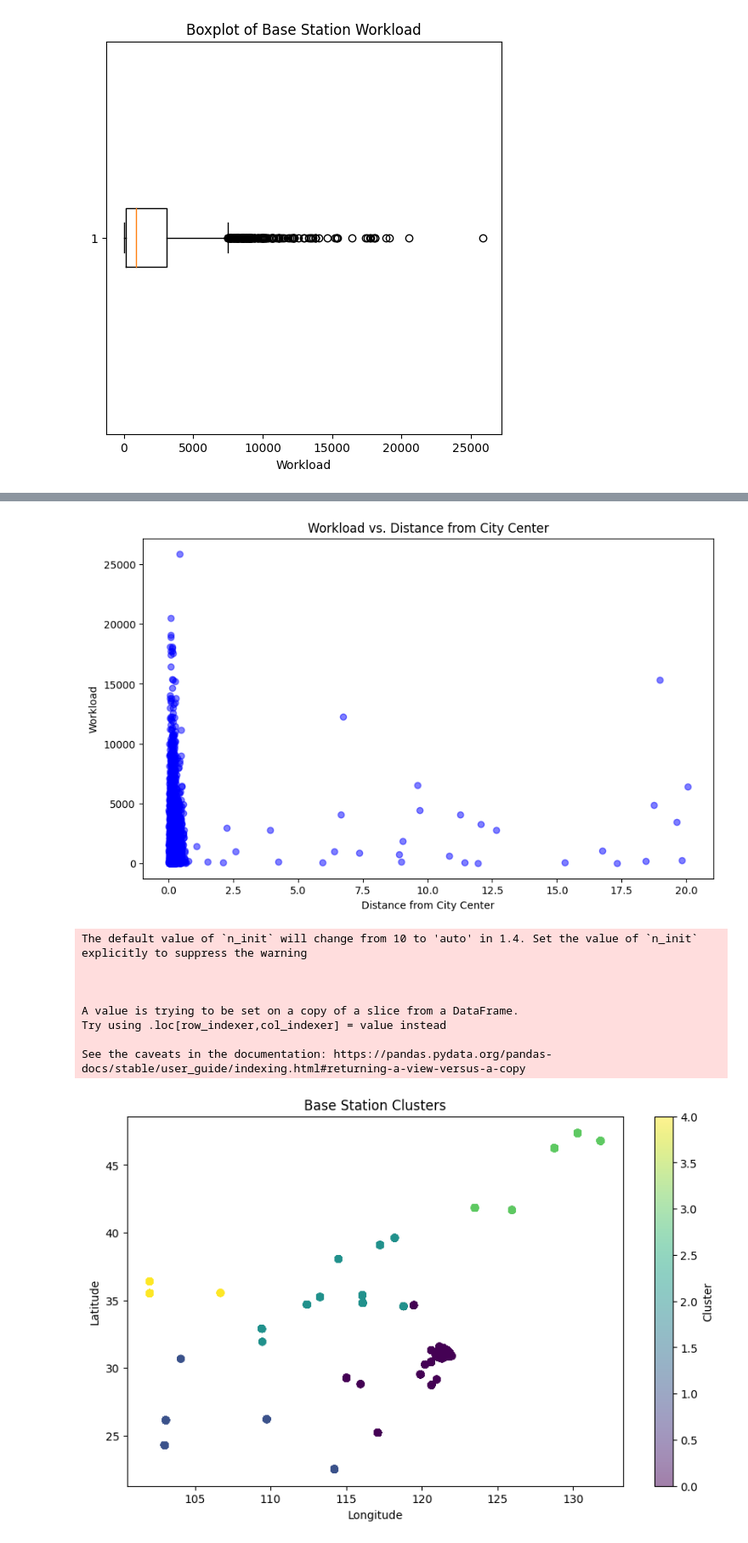
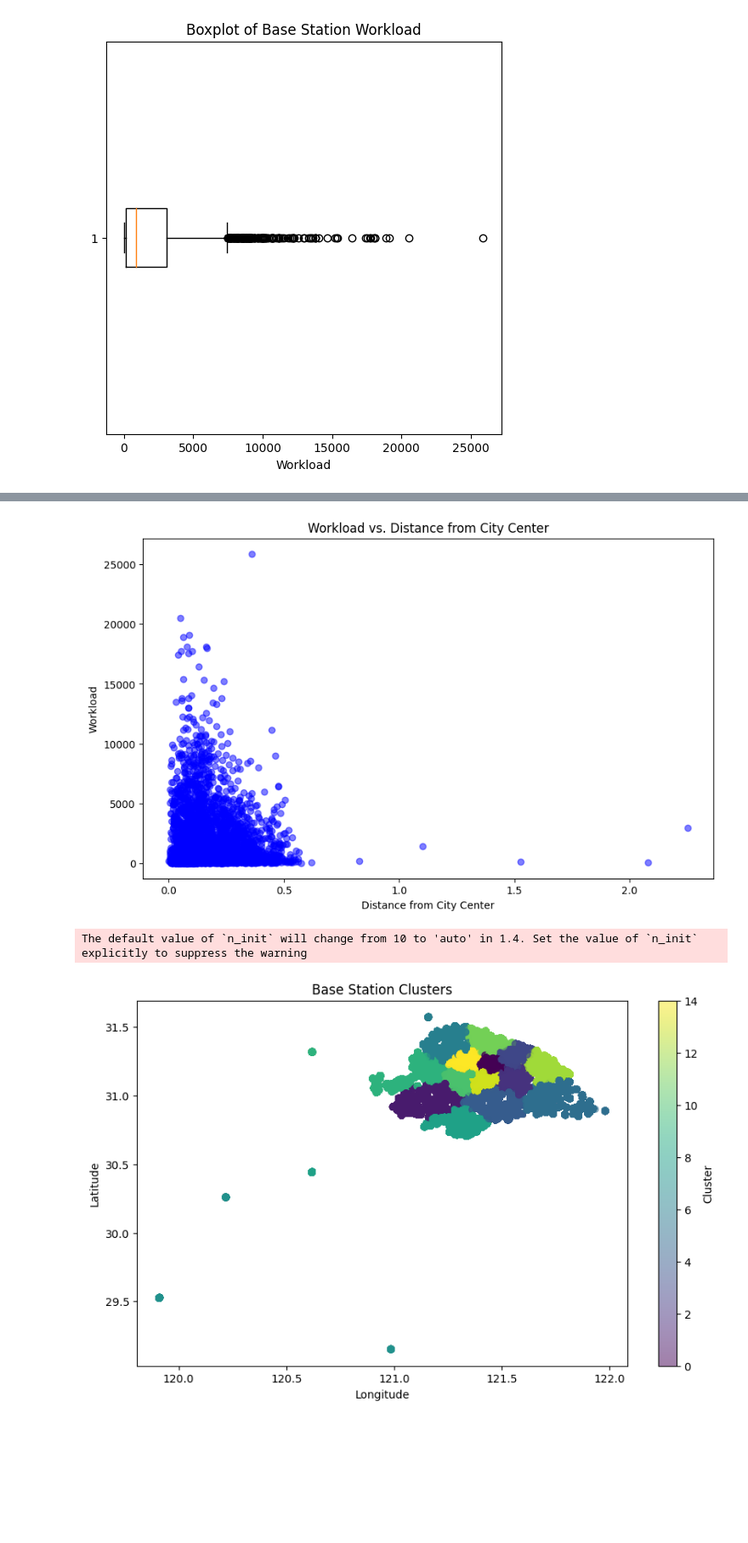
Before and after one commit to Vishesh0504/Edge-Server-Placement, a Jupyter notebook: edge-server-placement.ipynb, the cells around one changed output, grey strips where cells are left out. Shown: that part at 85% size. Saved outputs shown, nothing was run; the diff lists cells and outputs as text; code cells hidden in the pictures; blank space fills up the shorter version.

Commit message:
Kaggle Notebook | Edge Server Placement | Version 16

```diff
--- a/edge-server-placement.ipynb
+++ b/edge-server-placement.ipynb
@@ -75,3 +42,5 @@ memory usage: 371.3+ MB
+# %%
+df = pd.read_csv('/kaggle/input/shanghai-telecom-dataset-csv/data.csv')
 # %%
 df.info(show_counts=True)
 # %% [output]
@@ -130,0 +61,7 @@ memory usage: 475.8+ MB
+# %%
+z_scores_lat = (df['latitude'] - df['latitude'].mean()) / df['latitude'].std()
+z_scores_long = (df['longitude'] - df['longitude'].mean()) / df['longitude'].std()
+
+combined_z_scores = np.sqrt(z_scores_lat**2 + z_scores_long**2)
+outliers = df[combined_z_scores > 3]
+df_clean = df[combined_z_scores <= 3]
@@ -130,0 +102,4 @@ memory usage: 475.8+ MB
+# %%
+
+df_clean = df_clean.dropna(subset = ['latitude','longitude'])
+df_clean.info(show_counts=True)
@@ -210,7 +201,6 @@ fig.show()
 # %% [output]
 [interactive output not drawn]
 # %%
-
 city_center_lat = base_stations['latitude'].mean()
 city_center_lon = base_stations['longitude'].mean()
 
@@ -225,28 +215,21 @@ plt.xlabel('Distance from City Center')
 plt.ylabel('Workload')
 plt.show()
 # %% [output]
-[figure, old version]
+[figure, new version]
 # %%
 from sklearn.cluster import KMeans
 
-kmeans = KMeans(n_clusters=5)
-df_clean['cluster'] = kmeans.fit_predict(df_clean[['latitude_norm', 'longitude_norm']])
+kmeans = KMeans(n_clusters=15)
+df_clean['cluster'] = kmeans.fit_predict(df_clean[['latitude', 'longitude']])
 
 # Plot the clusters
 plt.figure(figsize=(10, 6))
 plt.scatter(df_clean['longitude'], df_clean['latitude'], c=df_clean['cluster'], cmap='viridis', alpha=0.5)
 plt.title('Base Station Clusters')
 plt.xlabel('Longitude')
 plt.ylabel('Latitude')
 plt.colorbar(label='Cluster')
 plt.show()
 # %% [output]
 The default value of `n_init` will change from 10 to 'auto' in 1.4. Set the value of `n_init` explicitly to suppress the warning
-
-
-
-A value is trying to be set on a copy of a slice from a DataFrame.
-Try using .loc[row_indexer,col_indexer] = value instead
-
-See the caveats in the documentation: https://pandas.pydata.org/pandas-docs/stable/user_guide/indexing.html#returning-a-view-versus-a-copy
-[figure, old version]
+[figure, new version]
```
Also changed, not shown: parts of 31 cells of this notebook.
